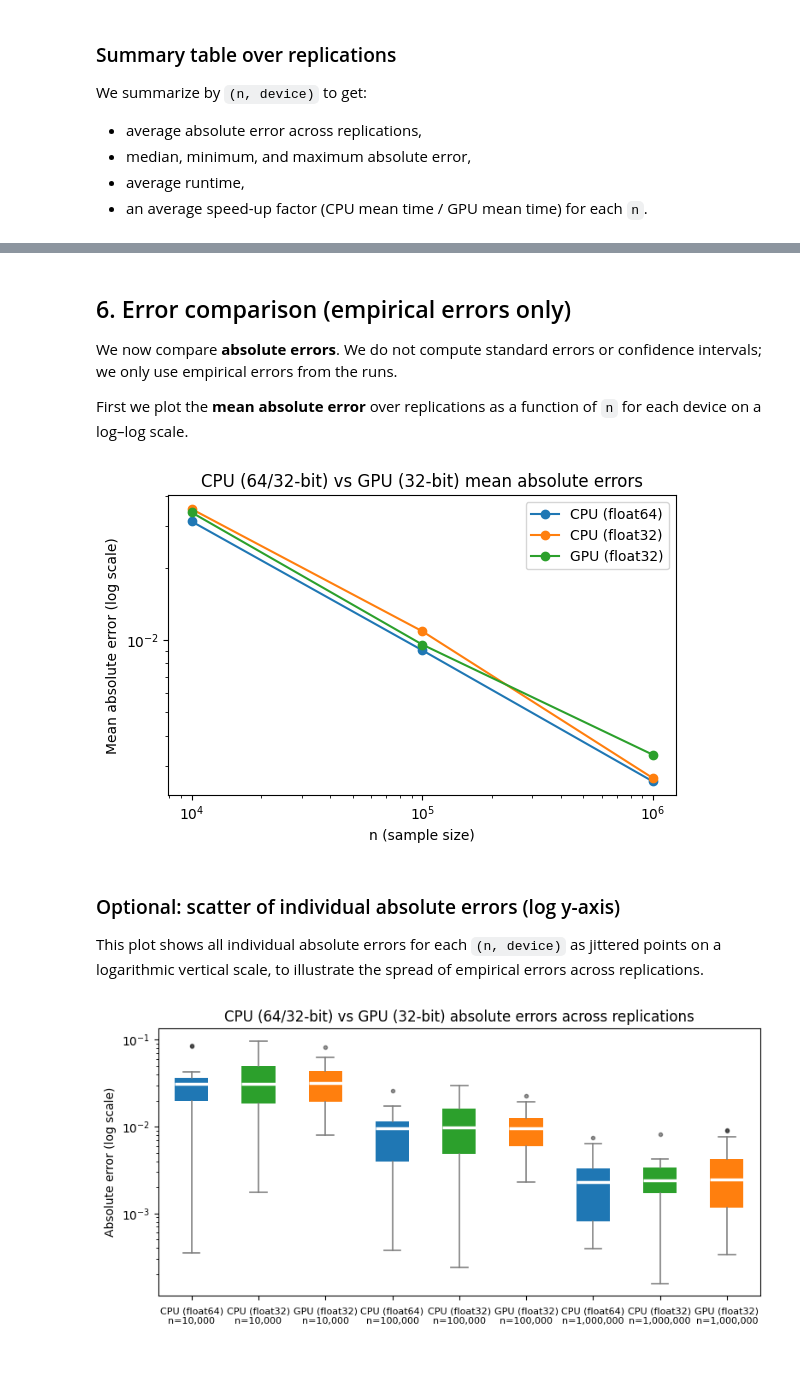
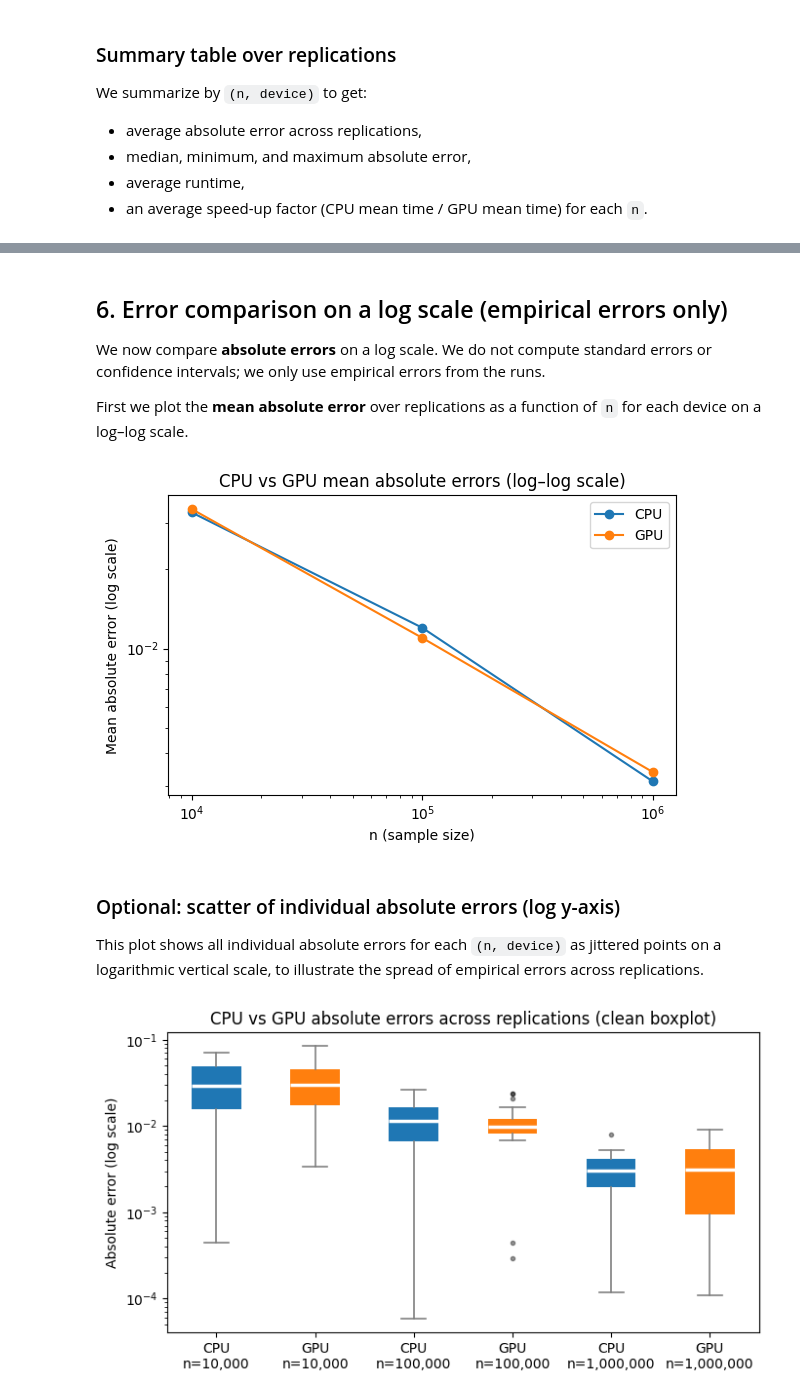
Before and after one commit to QMCSoftware/MATH565Fall2025, a Jupyter notebook: notebooks/GPU_MonteCarlo_Demo.ipynb, the cells around one changed output, grey strips where cells are left out. Saved outputs shown, nothing was run; the diff lists cells and outputs as text; code cells hidden in the pictures; blank space fills up the shorter version.

```diff
--- a/notebooks/GPU_MonteCarlo_Demo.ipynb
+++ b/notebooks/GPU_MonteCarlo_Demo.ipynb
@@ -39,9 +39,12 @@ print("PyTorch version:", torch.__version__)
 if torch.backends.mps.is_available():
     device = torch.device("mps")
     print("Using device:", device)
+elif torch.cuda.is_available():
+    device = torch.device("cuda")
+    print("Using device:", device)
 else:
     device = torch.device("cpu")
-    print("MPS not available – using CPU only (no real GPU speed-up will be visible).")
+    print("No GPU backend found – using CPU only (no real GPU speed-up will be visible).")
 # %% [output]
 NumPy version: 2.3.2
 PyTorch version: 2.8.0
@@ -114,12 +120,12 @@ def time_run(func, *args, **kwargs):
 # %%
 d = 20                 # dimension of the normal vector
 ns = [10_000, 100_000, 1_000_000]
-R = 20                 # number of replications per n (change as desired)
+M = 20                 # number of replications per n (change as desired)
 
 exact_value = 1.0
 print("Dimension d =", d)
 print("Sample sizes n =", ns)
-print("Number of replications R =", R)
+print("Number of replications M =", M)
 print("Exact value (all d):", exact_value)
 # %% [output]
 Dimension d = 20
@@ -268,7 +252,7 @@ plt.show()
 # %% [markdown]
-## 6. Error comparison (empirical errors only)
+## 6. Error comparison on a log scale (empirical errors only)
 
-We now compare **absolute errors**. We do not compute standard errors or confidence
+We now compare **absolute errors** on a log scale. We do not compute standard errors or confidence
 intervals; we only use empirical errors from the runs.
 
 First we plot the **mean absolute error** over replications as a function of `n` for each device
@@ -276,90 +260,76 @@ on a log–log scale.
 # %%
 fig, ax = plt.subplots(figsize=(6, 4))
 
-for device_name, label in [
-    ("CPU64", "CPU (float64)"),
-    ("CPU32", "CPU (float32)"),
-    ("GPU32", "GPU (float32)"),
-]:
+for device_name in ["CPU", "GPU"]:
     sub = summary[summary["device"] == device_name]
-    ax.plot(sub["n"], sub["mean_abs_error"], marker="o", label=label)
+    ax.plot(sub["n"], sub["mean_abs_error"], marker="o", label=device_name)
 
 ax.set_xscale("log")
 ax.set_yscale("log")
 ax.set_xlabel("n (sample size)")
 ax.set_ylabel("Mean absolute error (log scale)")
-ax.set_title("CPU (64/32-bit) vs GPU (32-bit) mean absolute errors")
+ax.set_title("CPU vs GPU mean absolute errors (log–log scale)")
 ax.legend()
 plt.tight_layout()
 plt.show()
 # %% [output]
-[figure, old version]
+[figure, new version]
 # %% [markdown]
 ### Optional: scatter of individual absolute errors (log y-axis)
 
 This plot shows all individual absolute errors for each `(n, device)` as jittered points on a
 logarithmic vertical scale, to illustrate the spread of empirical errors across replications.
 # %%
-fig, ax = plt.subplots(figsize=(8, 4))
+fig, ax = plt.subplots(figsize=(7, 4))
 
-# In df_runs we now have devices: "CPU64", "CPU32", "GPU32"
-device_order = [
-    ("CPU64", "CPU (float64)"),
-    ("CPU32", "CPU (float32)"),
-    ("GPU32", "GPU (float32)"),
-]
-
+# Collect data CPU-n1, GPU-n1, CPU-n2, GPU-n2, ...
 boxdata = []
 labels = []
 
 for n in ns:
-    for dev_key, dev_label in device_order:
-        sub = df_runs[(df_runs["n"] == n) & (df_runs["device"] == dev_key)]
-        if sub.empty:
-            continue  # just in case
+    for device_name in ["CPU", "GPU"]:
+        sub = df_runs[(df_runs["n"] == n) & (df_runs["device"] == device_name)]
         boxdata.append(sub["abs_error"].to_numpy())
-        labels.append(f"{dev_label}\nn={n:,}")
+        labels.append(f"{device_name}\nn={n:,}")
 
-# Colors repeating in the same order: CPU64, CPU32, GPU32 for each n
-base_colors = ["tab:blue", "tab:green", "tab:orange"]
-colors = [base_colors[i % len(base_colors)] for i in range(len(boxdata))]
+# Colors: CPU blue, GPU orange, repeating for each n
+colors = ["tab:blue", "tab:orange"] * len(ns)
 
+# Make boxplot with custom styling
 bp = ax.boxplot(
     boxdata,
     patch_artist=True,
     tick_labels=labels,
-    medianprops=dict(color="white", linewidth=2.5),
+    medianprops=dict(color="white", linewidth=2.5),   # make medians visible
     whiskerprops=dict(color="gray", linewidth=1.2),
     capprops=dict(color="gray", linewidth=1.2),
 )
 
-# Apply multiline tick labels with improved spacing
-ax.set_xticklabels(labels, fontsize=8, rotation=0, ha="center")
-ax.tick_params(axis='x', pad=6)
+# Remove borders, set face colors
+for patch, color in zip(bp['boxes'], colors):
+    patch.set_edgecolor("none")     # remove black border
+    patch.set_facecolor(color)      # colored box
 
-# Style boxes and medians
-for patch, color in zip(bp["boxes"], colors):
-    patch.set_edgecolor("none")
-    patch.set_facecolor(color)
-
-for median, color in zip(bp["medians"], colors):
+# Make medians match box color (more visible on colored box)
+for median, color in zip(bp['medians'], colors):
     median.set_color("white")
     median.set_linewidth(2.5)
 
-for flier in bp["fliers"]:
-    flier.set_marker(".")
+# Optional: reduce outlier marker size if desired
+for flier in bp['fliers']:
+    flier.set_marker('.')
     flier.set_markersize(6)
     flier.set_markerfacecolor("black")
     flier.set_alpha(0.4)
 
 ax.set_yscale("log")
 ax.set_ylabel("Absolute error (log scale)")
-ax.set_title("CPU (64/32-bit) vs GPU (32-bit) absolute errors across replications")
+ax.set_title("CPU vs GPU absolute errors across replications (clean boxplot)")
 
 plt.tight_layout()
 plt.show()
 # %% [output]
-[figure, old version]
+[figure, new version]
 # %% [markdown]
 ## 7. Discussion
 
```
Also changed, not shown: parts of 18 cells of this notebook, 1 other file.
